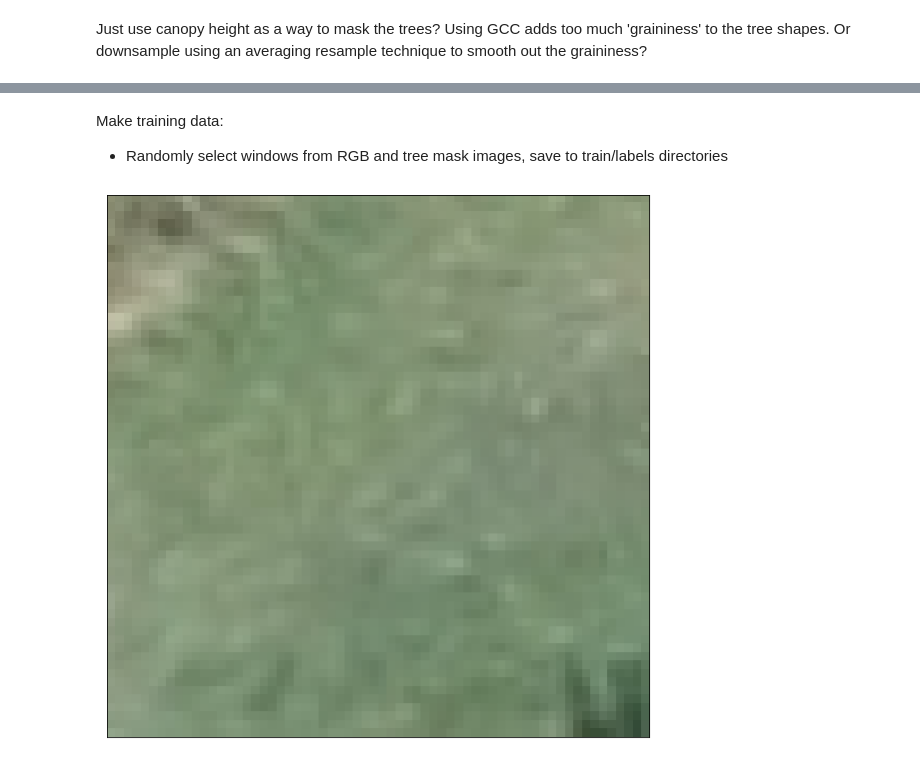
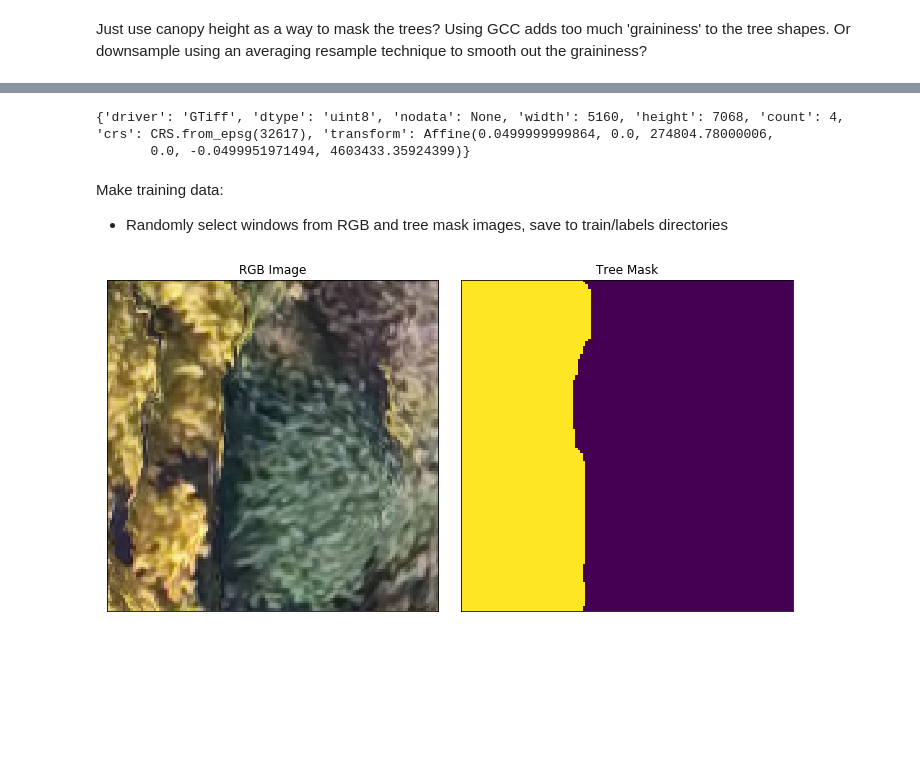
Before and after one commit to wvsharber/EV_tree_challenge, a Jupyter notebook: notebooks/exploratory/EVtrees_EDA.ipynb, the cells around one changed output, grey strips where cells are left out. Drawn from its saved outputs; the diff is of its cells as text; code cells hidden in the pictures; blank space fills up the shorter version.

```diff
--- a/notebooks/exploratory/EVtrees_EDA.ipynb
+++ b/notebooks/exploratory/EVtrees_EDA.ipynb
@@ -237,10 +235,23 @@ with rio.open("../../data/data/tree_mask_train.tif",
+# %%
+with rio.open(ortho_train_path) as ortho:
+    print(ortho.meta)
+# %% [output]
+{'driver': 'GTiff', 'dtype': 'uint8', 'nodata': None, 'width': 5160, 'height': 7068, 'count': 4, 'crs': CRS.from_epsg(32617), 'transform': Affine(0.0499999999864, 0.0, 274804.78000006,
+       0.0, -0.0499951971494, 4603433.35924399)}
 # %% [markdown]
 Make training data:
 - Randomly select windows from RGB and tree mask images, save to train/labels directories
+# %%
+with rio.open("../../data/data/tree_mask_train.tif") as tm:
+    mask_win = tm.read(1, masked = True, window=Window(3000, 2000, 128, 128))
 # %%
 with rio.open(ortho_train_path) as src:
-    win = src.read(window=Window(2700, 1500, 64, 64))
+    win = src.read(window=Window(3000, 2000, 128, 128))
-# %%
-ep.plot_rgb(win);
-# %% [output]
-[figure, removed]
+# %%
+fig, ax = plt.subplots(1, 2, figsize=(10, 5))
+ep.plot_rgb(win, ax = ax[0], title = "RGB Image")
+ep.plot_bands(mask_win, ax = ax[1], cmap = 'viridis', scale = False, cbar = False, title="Tree Mask")
+plt.tight_layout()
+plt.savefig("../../reports/Figures/Fig5_window_sample.png", dpi = 300);
+# %% [output]
+[figure, added]
```
Also changed, not shown: parts of 5 cells of this notebook, 1 other file.
